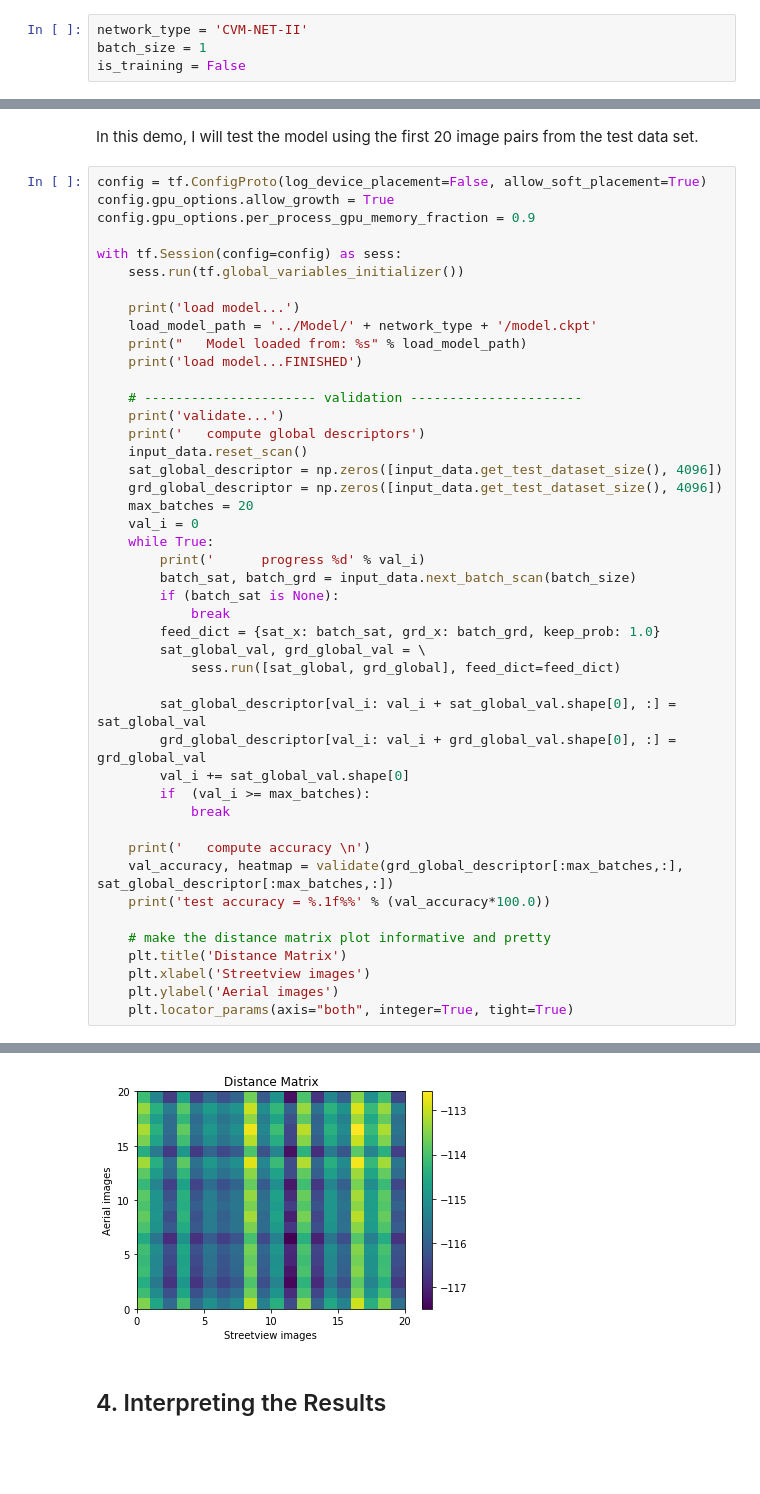
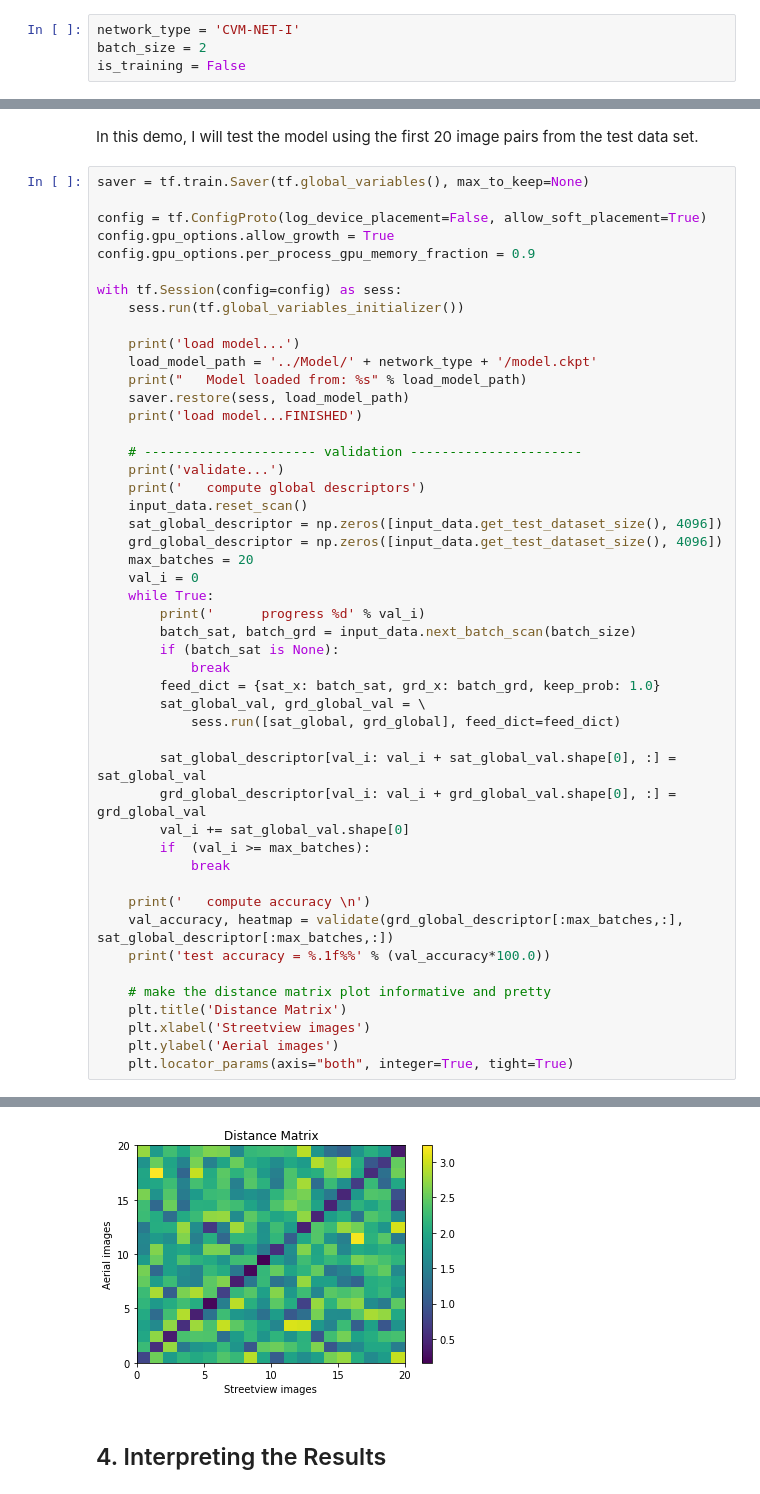
Before and after one commit to k47ha/Geolocation_Estimation, a Jupyter notebook: 01_CVM-Net/CVM-Net_Instruction.ipynb, the cells around one changed output, grey strips where cells are left out. Cells and saved outputs as stored; diff of their text form; blank space fills up the shorter version.

```diff
--- a/01_CVM-Net/CVM-Net_Instruction.ipynb
+++ b/01_CVM-Net/CVM-Net_Instruction.ipynb
@@ -71,8 +85,8 @@ This notebook is best run from the location `..\crossview_localisation-master\sr
 The batch size has a huge effect on how much RAM will be used up by running the model. In the beginning, I just set the `batch_size = 12` as the authors describe it in the paper which caused the whole program to crash on my computer due to memory constraints. As the code is written in TensorFlow 1, it did not even throw an error nor did it display a helpful error message. It just stopped at some point for no apparent reason. Setting the batch size then to something way smaller (like 1) did the trick. <br>
 For `network_type`, we have two options: either 'CVM-NET-I' or 'CVM-NET-II'
 # %%
-network_type = 'CVM-NET-II'
-batch_size = 1
+network_type = 'CVM-NET-I'
+batch_size = 2
 is_training = False
 # %% [markdown]
 ### Get the data
@@ -222,6 +237,8 @@ def validate(grd_descriptor, sat_descriptor):
 # %% [markdown]
 In this demo, I will test the model using the first 20 image pairs from the test data set.
 # %%
+saver = tf.train.Saver(tf.global_variables(), max_to_keep=None)
+
 config = tf.ConfigProto(log_device_placement=False, allow_soft_placement=True)
 config.gpu_options.allow_growth = True
 config.gpu_options.per_process_gpu_memory_fraction = 0.9
@@ -232,6 +249,7 @@ with tf.Session(config=config) as sess:
     print('load model...')
     load_model_path = '../Model/' + network_type + '/model.ckpt'
     print("   Model loaded from: %s" % load_model_path)
+    saver.restore(sess, load_model_path)
     print('load model...FINISHED')
 
     # ---------------------- validation ----------------------
@@ -287,4 +307,4 @@ test accuracy = 5.0%
-[figure, old version]
+[figure, new version]
 # %% [markdown]
 ## 4. Interpreting the Results
 # %% [markdown]
```
Also changed, not shown: parts of 11 cells of this notebook.
